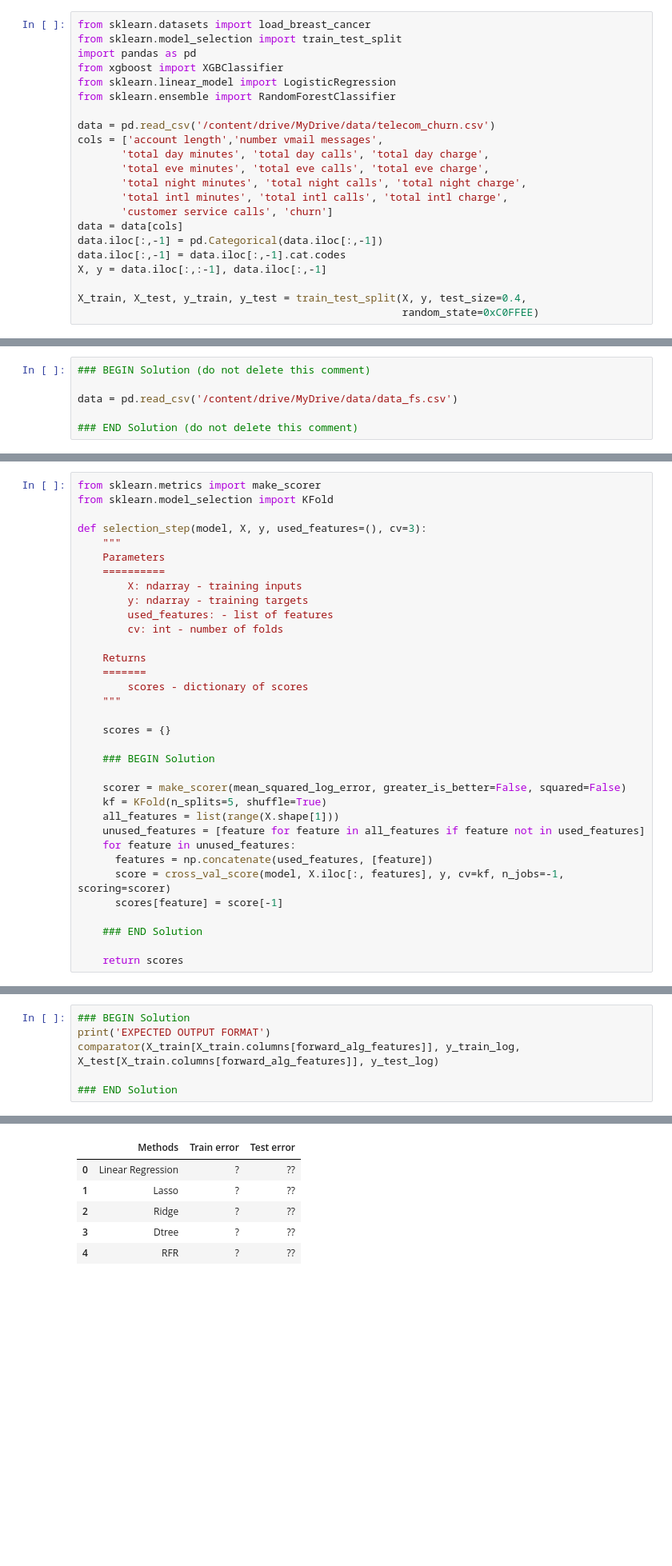
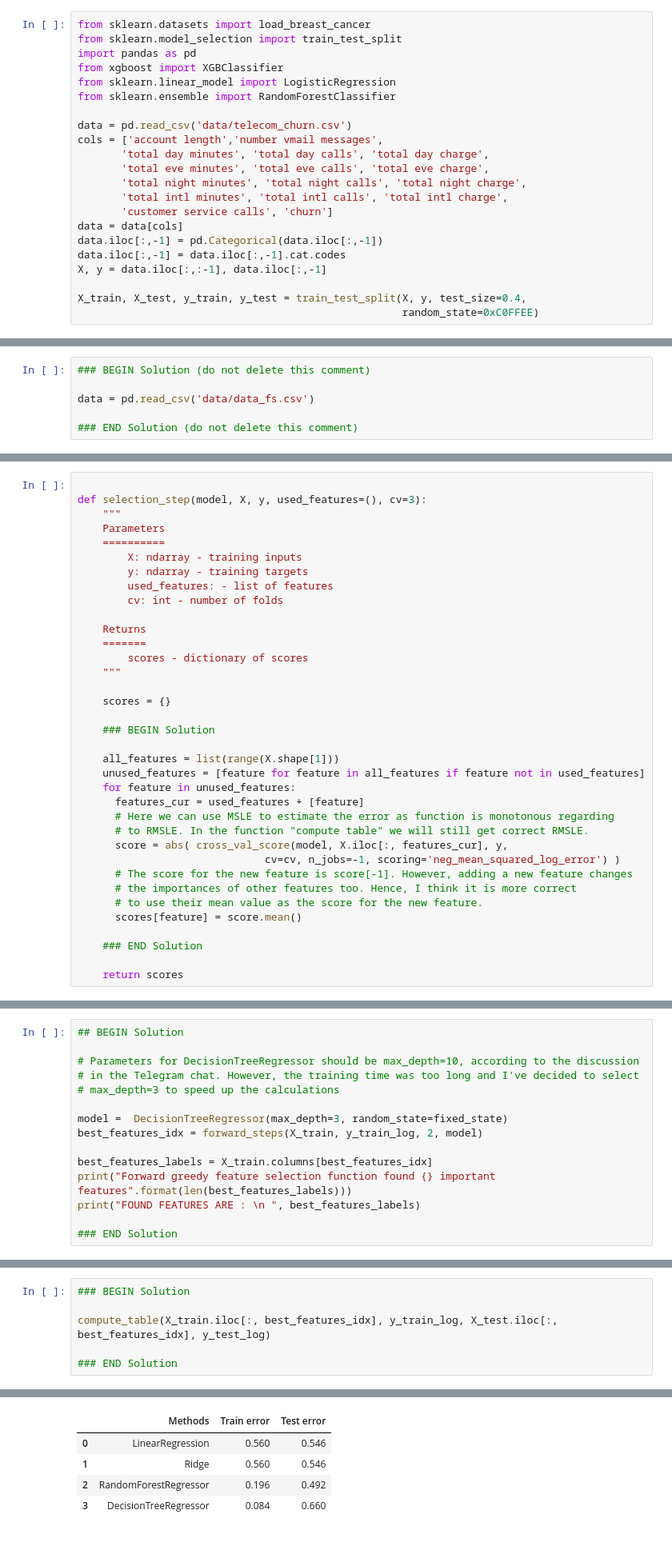
Before and after one commit to purphy42/ML_2023, a Jupyter notebook: HW_1.ipynb, the cells around one changed output, grey strips where cells are left out. Shown at 80% size. Cells and saved outputs as stored; diff of their text form; blank space fills up the shorter version.

```diff
--- a/HW_1.ipynb
+++ b/HW_1.ipynb
@@ -690,7 +701,7 @@ from xgboost import XGBClassifier
 from sklearn.linear_model import LogisticRegression
 from sklearn.ensemble import RandomForestClassifier
 
-data = pd.read_csv('/content/drive/MyDrive/data/telecom_churn.csv')
+data = pd.read_csv('data/telecom_churn.csv')
 cols = ['account length','number vmail messages',
        'total day minutes', 'total day calls', 'total day charge',
        'total eve minutes', 'total eve calls', 'total eve charge',
@@ -827,7 +838,7 @@ The goal of this subproblem is to prepare the data for further usage. Complete a
 # %%
 ### BEGIN Solution (do not delete this comment)
 
-data = pd.read_csv('/content/drive/MyDrive/data/data_fs.csv')
+data = pd.read_csv('data/data_fs.csv')
 
 ### END Solution (do not delete this comment)
 # %% [markdown]
@@ -1082,8 +1088,6 @@ return list_of_best_features
 # %% [markdown]
 **8.3.1) In the cell below, you have to implement a function that would iterate over a list of features and use $k$-fold `cross_val_score` to measure model's "quality".**
 # %%
-from sklearn.metrics import make_scorer
-from sklearn.model_selection import KFold
 
 def selection_step(model, X, y, used_features=(), cv=3):
     """
@@ -1103,14 +1107,18 @@ def selection_step(model, X, y, used_features=(), cv=3):
 
     ### BEGIN Solution
 
-    scorer = make_scorer(mean_squared_log_error, greater_is_better=False, squared=False)
-    kf = KFold(n_splits=5, shuffle=True)
     all_features = list(range(X.shape[1]))
     unused_features = [feature for feature in all_features if feature not in used_features]
     for feature in unused_features:
-      features = np.concatenate(used_features, [feature])
-      score = cross_val_score(model, X.iloc[:, features], y, cv=kf, n_jobs=-1, scoring=scorer)
-      scores[feature] = score[-1]
+      features_cur = used_features + [feature]
+      # Here we can use MSLE to estimate the error as function is monotonous regarding
+      # to RMSLE. In the function "compute table" we will still get correct RMSLE.
+      score = abs( cross_val_score(model, X.iloc[:, features_cur], y,
+                              cv=cv, n_jobs=-1, scoring='neg_mean_squared_log_error') )
+      # The score for the new feature is score[-1]. However, adding a new feature changes
+      # the importances of other features too. Hence, I think it is more correct
+      # to use their mean value as the score for the new feature.
+      scores[feature] = score.mean()
 
     ### END Solution
 
@@ -1196,0 +1184,15 @@ return list_of_best_features
+# %%
+## BEGIN Solution
+
+# Parameters for DecisionTreeRegressor should be max_depth=10, according to the discussion
+# in the Telegram chat. However, the training time was too long and I've decided to select
+# max_depth=3 to speed up the calculations
+
+model =  DecisionTreeRegressor(max_depth=3, random_state=fixed_state)
+best_features_idx = forward_steps(X_train, y_train_log, 2, model)
+
+best_features_labels = X_train.columns[best_features_idx]
+print("Forward greedy feature selection function found {} important features".format(len(best_features_labels)))
+print("FOUND FEATURES ARE : \n ", best_features_labels)
+
+### END Solution
@@ -1198,8 +1209,8 @@ return list_of_best_features
 **8.3.4) Use Linear Regression, Ridge regression, Random forest and DecisionTree to get the RMSLE score using these features. Remember the function you wrote earlier.**
 # %%
 ### BEGIN Solution
-print('EXPECTED OUTPUT FORMAT')
-comparator(X_train[X_train.columns[forward_alg_features]], y_train_log, X_test[X_train.columns[forward_alg_features]], y_test_log)
+
+compute_table(X_train.iloc[:, best_features_idx], y_train_log, X_test.iloc[:, best_features_idx], y_test_log)
 
 ### END Solution
 # %% [output]
@@ -1207,9 +1217,8 @@ EXPECTED OUTPUT FORMAT
 |  | Methods | Train error | Test error |
-| 0 | Linear Regression | ? | ?? |
-| 1 | Lasso | ? | ?? |
-| 2 | Ridge | ? | ?? |
-| 3 | Dtree | ? | ?? |
-| 4 | RFR | ? | ?? |
+| 0 | LinearRegression | 0.560 | 0.546 |
+| 1 | Ridge | 0.560 | 0.546 |
+| 2 | RandomForestRegressor | 0.196 | 0.492 |
+| 3 | DecisionTreeRegressor | 0.084 | 0.660 |
 # %% [markdown]
 <br>
 # %% [markdown]
```
Also changed, not shown: parts of 36 cells of this notebook.
